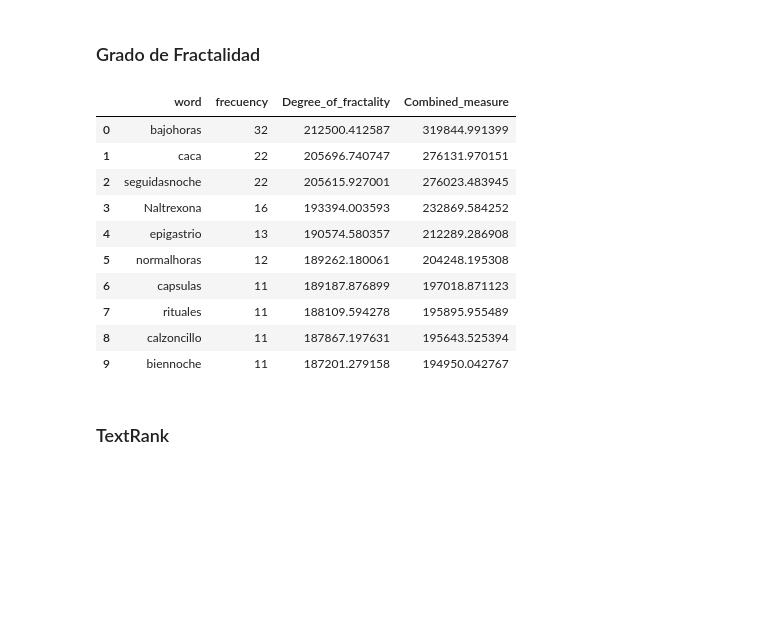
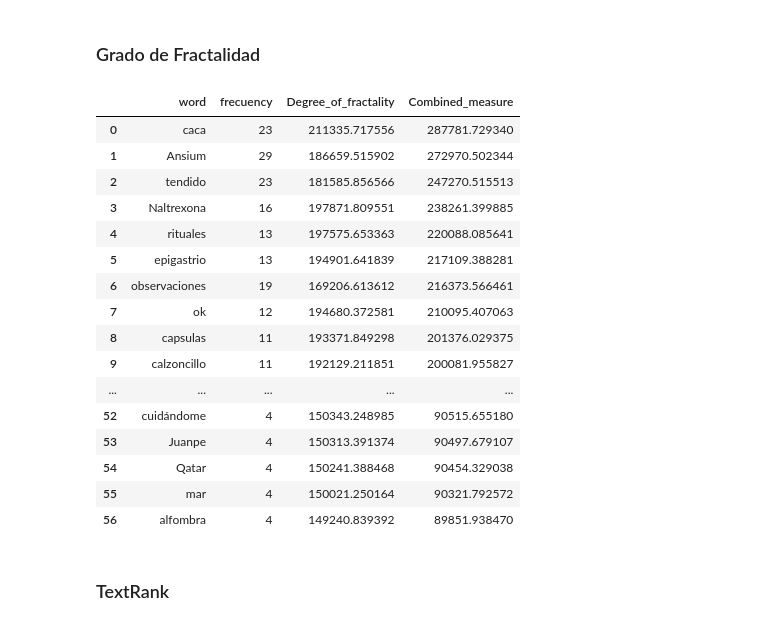
Before and after one commit to matogperez/Proyecto_de_maestr-a, a Jupyter notebook: Baseline1.2.ipynb, the cells around one changed output. Saved outputs shown, nothing was run; the diff lists cells and outputs as text; code cells hidden in the pictures; blank space fills up the shorter version.

```diff
--- a/Baseline1.2.ipynb
+++ b/Baseline1.2.ipynb
@@ -295,41 +307,47 @@ def grado_de_fractalidad(tokens,vocabulario,frec,dist,regresa_kw=False,regresa_d
         if top_n != np.inf:
             df=[[t[0],frec[t[0]], t[1], t[1]*log10(frec[t[0]])] for t in sorted_x[:top_n]]
         else:
             df=[[t[0],frec[t[0]], t[1], t[1]*log10(frec[t[0]])] for t in sorted_x]
         #Ordenar resultados por medida combinada
         df.sort(key=lambda x: x[3],reverse=True)
         if regresa_kw==False:
             by_MC = [dato[0] for dato in df]
         else:
             by_MC = df
         if escribe_arch:
             print('\nNo se tiene implementada la escritura de archivo cuando regresa_df==False\n')
     return by_MC
 
 def use_gf(texto,regresa_kw=False,regresa_df=False,top_n=np.inf,escribe_arch=False):
     tokens=texto.split()
     vocabulario=[]
     for t in tokens:
         if(t not in vocabulario):
             vocabulario.append(t)
     #variables de procesamiento
     dist={}
     frec={}
     frec,dist=distribucion(tokens,vocabulario)
     df = grado_de_fractalidad(tokens,vocabulario,frec,dist,regresa_kw,regresa_df,top_n,escribe_arch)
     return df
 
-df1 = use_gf(texto,regresa_kw=True,regresa_df=True,top_n=10)
+df1 = use_gf(texto,regresa_kw=True,regresa_df=True,top_n=57)
 df1
 # %% [output]
 |  | word | frecuency | Degree_of_fractality | Combined_measure |
-| 0 | bajohoras | 32 | 212500.412587 | 319844.991399 |
-| 1 | caca | 22 | 205696.740747 | 276131.970151 |
-| 2 | seguidasnoche | 22 | 205615.927001 | 276023.483945 |
-| 3 | Naltrexona | 16 | 193394.003593 | 232869.584252 |
-| 4 | epigastrio | 13 | 190574.580357 | 212289.286908 |
-| 5 | normalhoras | 12 | 189262.180061 | 204248.195308 |
-| 6 | capsulas | 11 | 189187.876899 | 197018.871123 |
-| 7 | rituales | 11 | 188109.594278 | 195895.955489 |
-| 8 | calzoncillo | 11 | 187867.197631 | 195643.525394 |
-| 9 | biennoche | 11 | 187201.279158 | 194950.042767 |
+| 0 | caca | 23 | 211335.717556 | 287781.729340 |
+| 1 | Ansium | 29 | 186659.515902 | 272970.502344 |
+| 2 | tendido | 23 | 181585.856566 | 247270.515513 |
+| 3 | Naltrexona | 16 | 197871.809551 | 238261.399885 |
+| 4 | rituales | 13 | 197575.653363 | 220088.085641 |
+| 5 | epigastrio | 13 | 194901.641839 | 217109.388281 |
+| 6 | observaciones | 19 | 169206.613612 | 216373.566461 |
+| 7 | ok | 12 | 194680.372581 | 210095.407063 |
+| 8 | capsulas | 11 | 193371.849298 | 201376.029375 |
+| 9 | calzoncillo | 11 | 192129.211851 | 200081.955827 |
+| ... | ... | ... | ... | ... |
+| 52 | cuidándome | 4 | 150343.248985 | 90515.655180 |
+| 53 | Juanpe | 4 | 150313.391374 | 90497.679107 |
+| 54 | Qatar | 4 | 150241.388468 | 90454.329038 |
+| 55 | mar | 4 | 150021.250164 | 90321.792572 |
+| 56 | alfombra | 4 | 149240.839392 | 89851.938470 |
```
Also changed, not shown: parts of 20 cells of this notebook.
